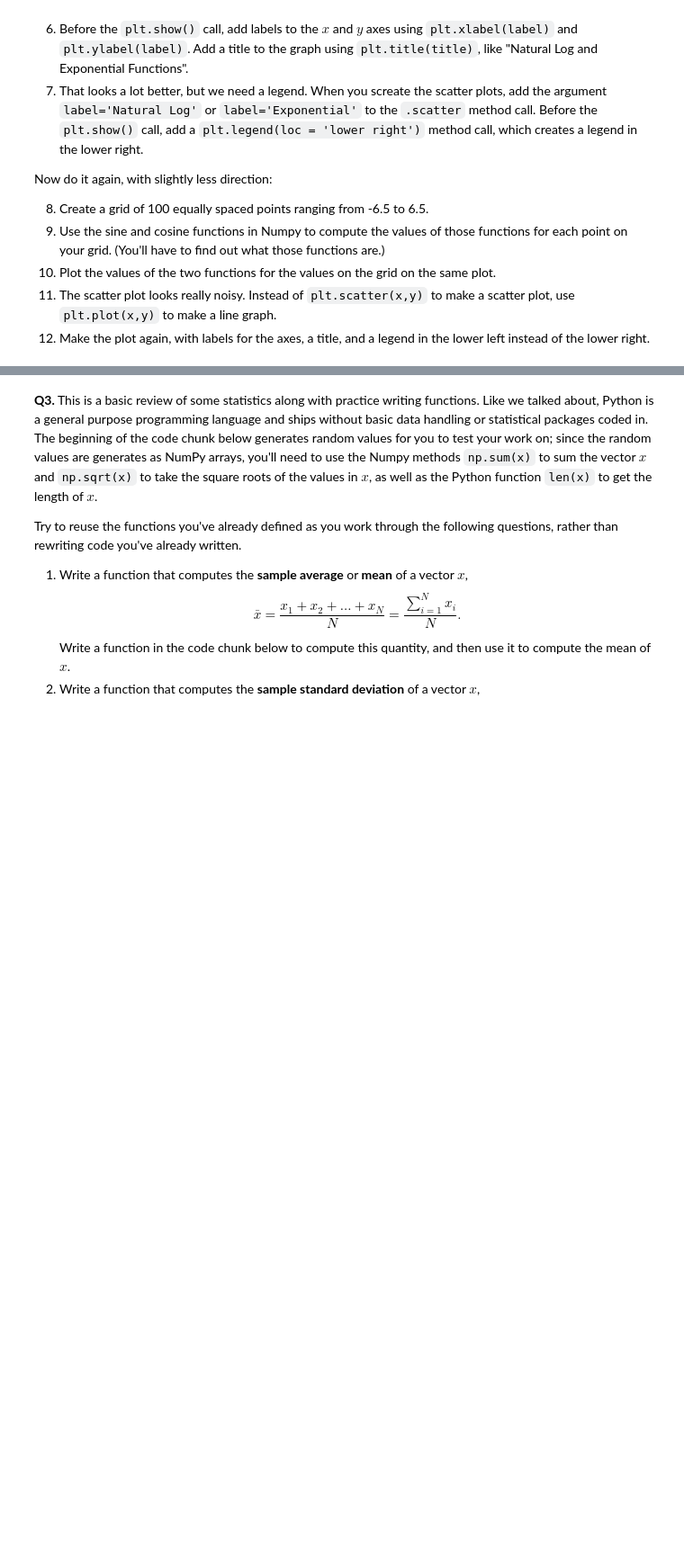
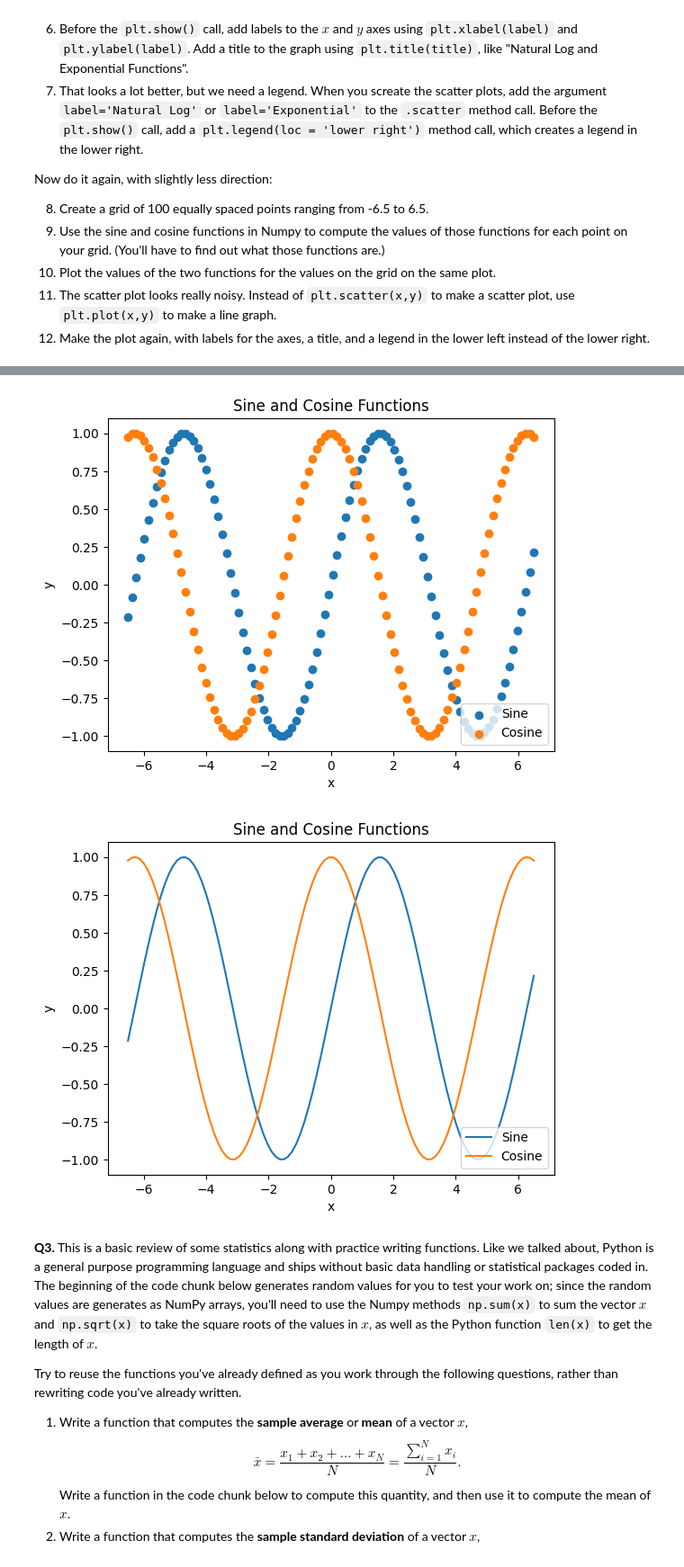
Before and after one commit to athena12341235/programming, a Jupyter notebook: assignment/assignment_programming.ipynb, the cells around one changed output, grey strips where cells are left out. Shown at 90% size. Cells and saved outputs as stored; diff of their text form; code cells hidden in the pictures; blank space fills up the shorter version.

```diff
--- a/assignment/assignment_programming.ipynb
+++ b/assignment/assignment_programming.ipynb
@@ -40,3 +57,32 @@ import matplotlib.pyplot as plt
+# %%
+import numpy as np
+import matplotlib.pyplot as plt
+
+array = np.linspace(-6.5, 6.5, 100)
+
+y = np.sin(array)
+z = np.cos(array)
+
+plt.scatter(array, y, label='Sine')
+plt.scatter(array, z, label='Cosine')
+plt.title('Sine and Cosine Functions')
+plt.legend(loc='lower right')
+plt.xlabel('x')
+plt.ylabel('y')
+
+plt.show()
+
+plt.plot(array, y, label='Sine')
+plt.plot(array, z, label='Cosine')
+plt.title('Sine and Cosine Functions')
+plt.legend(loc='lower right')
+plt.xlabel('x')
+plt.ylabel('y')
+
+plt.show()
+# %% [output]
+[figure, added]
+[figure, added]
 # %% [markdown]
 **Q3.** This is a basic review of some statistics along with practice writing functions. Like we talked about, Python is a general purpose programming language and ships without basic data handling or statistical packages coded in. The beginning of the code chunk below generates random values for you to test your work on; since the random values are generates as NumPy arrays, you'll need to use the Numpy methods `np.sum(x)` to sum the vector $x$ and `np.sqrt(x)` to take the square roots of the values in $x$, as well as the Python function `len(x)` to get the length of $x$.
 
```
Also changed, not shown: parts of 2 cells of this notebook.
